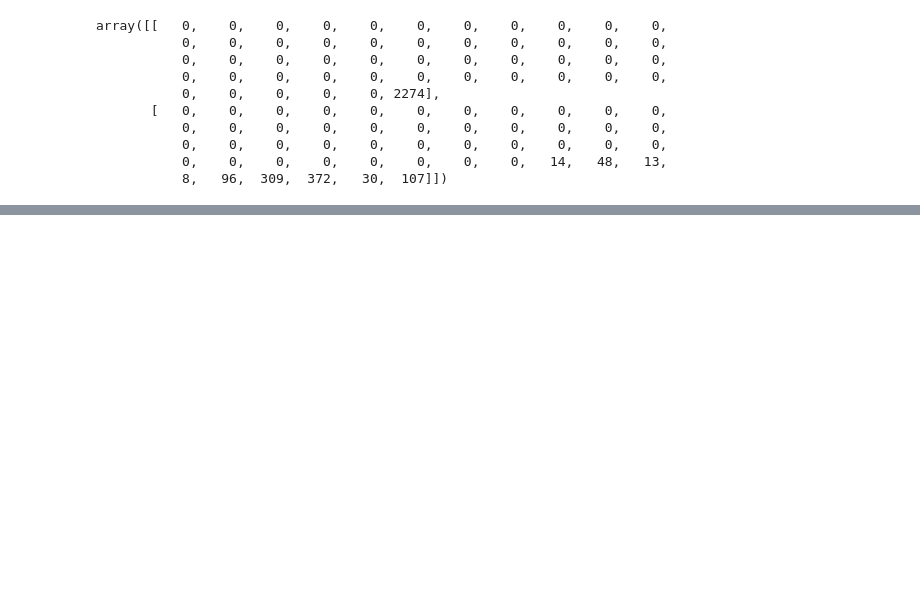
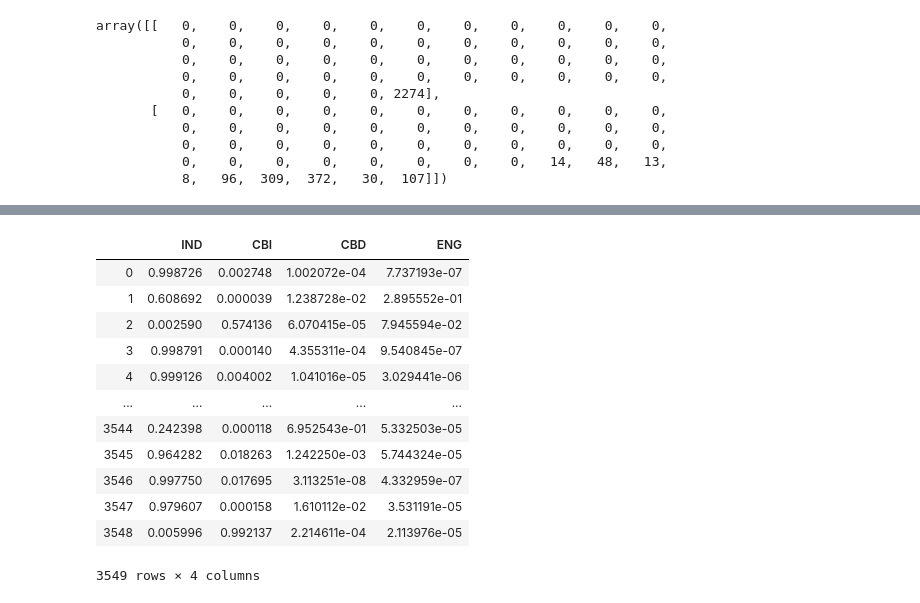
Before and after one commit to pakfawwaz/lombamercu, a Jupyter notebook: GRU/Jenis_Bahasa_GRU_SGD.ipynb, the cells around one changed output, grey strips where cells are left out. Cells and saved outputs as stored; diff of their text form; code cells hidden in the pictures; blank space fills up the shorter version.

```diff
--- a/GRU/Jenis_Bahasa_GRU_SGD.ipynb
+++ b/GRU/Jenis_Bahasa_GRU_SGD.ipynb
@@ -550,0 +549,3 @@ plt.show()
+# %%
+dfbelumtag = pd.read_csv('belum_tertag.csv', delimiter=';', encoding='unicode_escape', error_bad_lines=False)
+dfbelumtag
@@ -550,0 +566,3 @@ plt.show()
+# %%
+dfaplikasi = dfbelumtag.drop(['Column2','Column3'], axis =1)
+dfaplikasi
@@ -550,0 +608,17 @@ plt.show()
+# %%
+dfhasil = pd.DataFrame(y_pred_aplikasi, columns=['IND','CBI','CBD','ENG'])
+dfhasil
+# %% [output]
+|  | IND | CBI | CBD | ENG |
+| 0 | 0.998726 | 0.002748 | 1.002072e-04 | 7.737193e-07 |
+| 1 | 0.608692 | 0.000039 | 1.238728e-02 | 2.895552e-01 |
+| 2 | 0.002590 | 0.574136 | 6.070415e-05 | 7.945594e-02 |
+| 3 | 0.998791 | 0.000140 | 4.355311e-04 | 9.540845e-07 |
+| 4 | 0.999126 | 0.004002 | 1.041016e-05 | 3.029441e-06 |
+| ... | ... | ... | ... | ... |
+| 3544 | 0.242398 | 0.000118 | 6.952543e-01 | 5.332503e-05 |
+| 3545 | 0.964282 | 0.018263 | 1.242250e-03 | 5.744324e-05 |
+| 3546 | 0.997750 | 0.017695 | 3.113251e-08 | 4.332959e-07 |
+| 3547 | 0.979607 | 0.000158 | 1.610112e-02 | 3.531191e-05 |
+| 3548 | 0.005996 | 0.992137 | 2.214611e-04 | 2.113976e-05 |
+3549 rows × 4 columns
```
Also changed, not shown: parts of 24 cells of this notebook, 7 other files.
